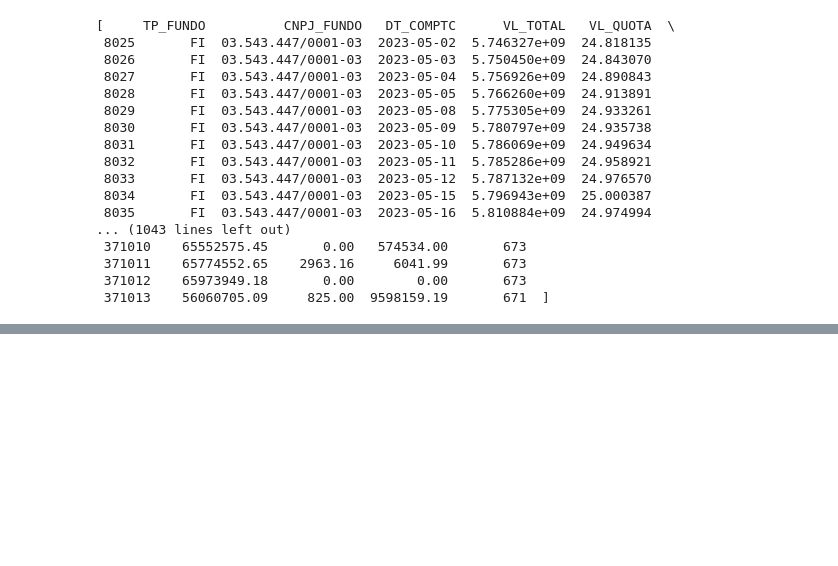
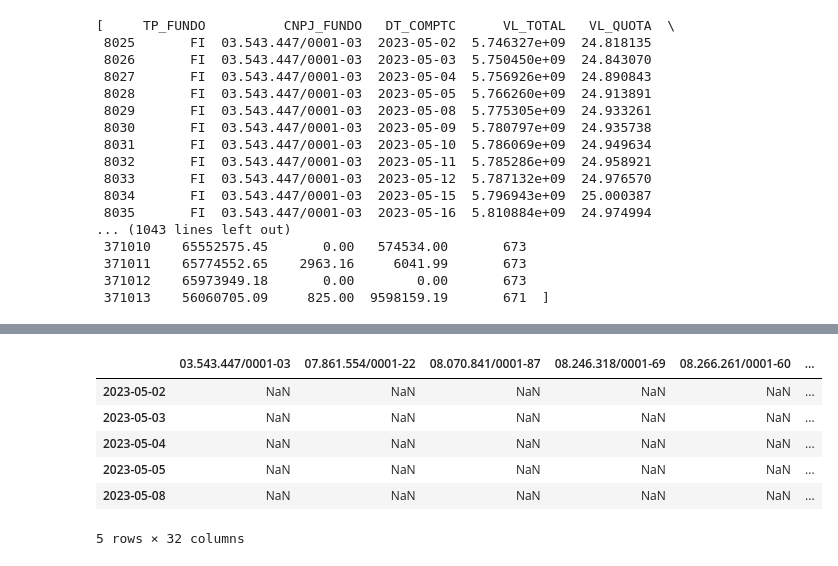
Before and after one commit to Wuisley/cotacao-de-fundos, a Jupyter notebook: cotação de fundos.ipynb, the cells around one changed output, grey strips where cells are left out. Saved outputs shown, nothing was run; the diff lists cells and outputs as text; code cells hidden in the pictures; blank space fills up the shorter version.

```diff
--- a/cotação de fundos.ipynb
+++ b/cotação de fundos.ipynb
@@ -12,2 +17,2 @@ else:
 # %%
-ano = str(input('Qual é o ano?'))
+'''ano = str(input('Qual é o ano?'))'''
@@ -74,8 +81,19 @@ display(df2)
 #Combinando os DataFrames em um único DataFrame
 df_concat = pd.concat(df2)
 # %%
-df_concat['VL_TOTAL'] = df_concat['VL_TOTAL'].astype(str).str.replace('.', ',')
+'''df_concat['VL_TOTAL'] = df_concat['VL_TOTAL'].astype(str).str.replace('.', ',')
 df_concat['VL_QUOTA'] = df_concat['VL_QUOTA'].astype(str).str.replace('.', ',')
 df_concat['VL_PATRIM_LIQ'] = df_concat['VL_PATRIM_LIQ'].astype(str).str.replace('.', ',')
 df_concat['CAPTC_DIA'] = df_concat['CAPTC_DIA'].astype(str).str.replace('.', ',')
-df_concat['RESG_DIA'] = df_concat['RESG_DIA'].astype(str).str.replace('.', ',')
+df_concat['RESG_DIA'] = df_concat['RESG_DIA'].astype(str).str.replace('.', ',')'''
+# %%
+#retirando colunas que nã há interesse
+df_concat = df_concat.drop(['TP_FUNDO','VL_TOTAL', 'CAPTC_DIA', 'RESG_DIA', 'NR_COTST'], axis =1)
+df_concat
+# %%
+t1 = pd.DataFrame(columns=df_concat['CNPJ_FUNDO'].unique())
+
+
+d2= pd.DataFrame(df_concat['DT_COMPTC'].unique())
+d2.columns = [None]
+d2
@@ -81,0 +117,13 @@ df_concat['RESG_DIA'] = df_concat['RESG_DIA'].astype(str).str.replace('.', ',')
+# %%
+d3 = pd.concat([d2, t1])
+
+d3 = d3.set_index(None)
+d3.head()
+# %% [output]
+|  | 03.543.447/0001-03 | 07.861.554/0001-22 | 08.070.841/0001-87 | 08.246.318/0001-69 | 08.266.261/0001-60 | ... |
+| 2023-05-02 | NaN | NaN | NaN | NaN | NaN | ... |
+| 2023-05-03 | NaN | NaN | NaN | NaN | NaN | ... |
+| 2023-05-04 | NaN | NaN | NaN | NaN | NaN | ... |
+| 2023-05-05 | NaN | NaN | NaN | NaN | NaN | ... |
+| 2023-05-08 | NaN | NaN | NaN | NaN | NaN | ... |
+5 rows × 32 columns
```
Also changed, not shown: parts of 8 cells of this notebook, 1 other file.
